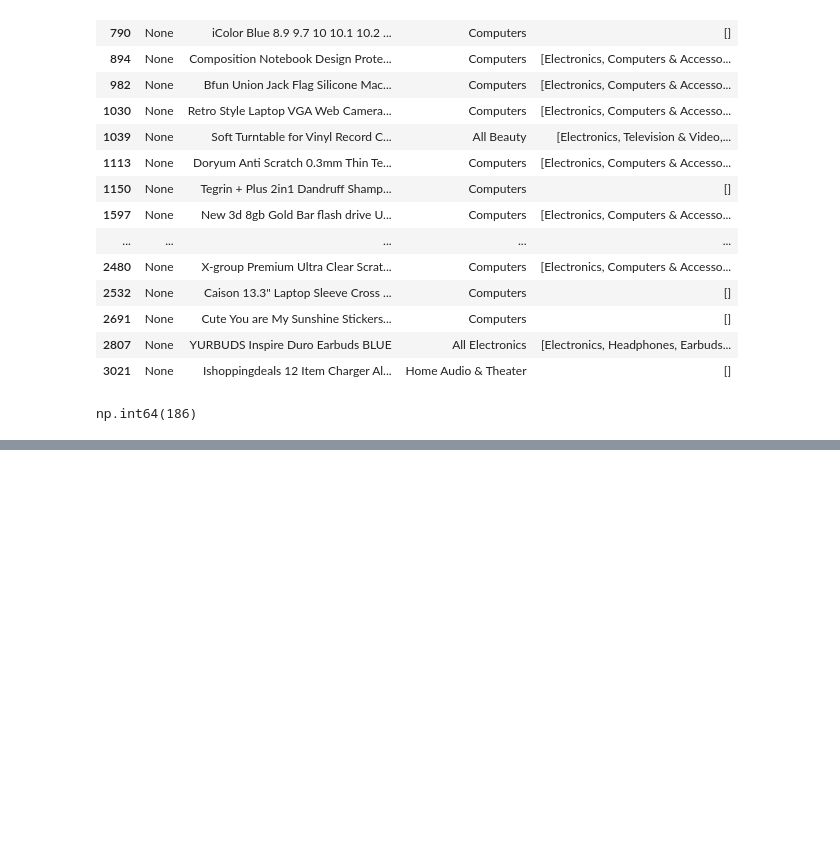
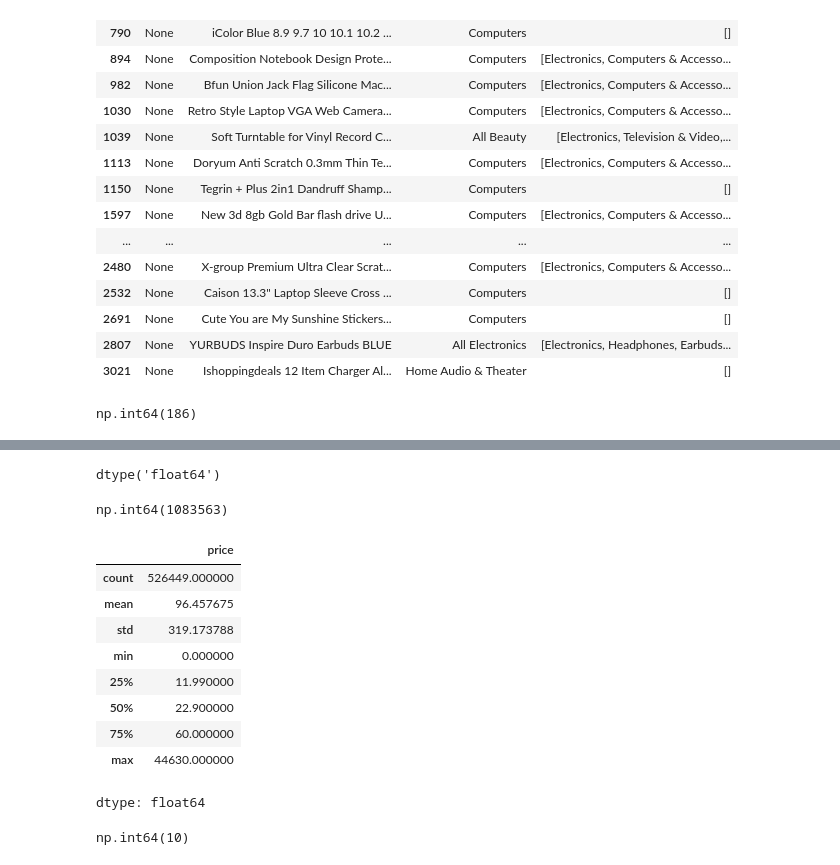
Before and after one commit to satyamkarn100-ctrl/Neural-Recommendation-Personalization-Engine, a Jupyter notebook: 02_preprocessing.ipynb, the cells around one changed output, grey strips where cells are left out. Saved outputs shown, nothing was run; the diff lists cells and outputs as text; code cells hidden in the pictures; blank space fills up the shorter version.

```diff
--- a/02_preprocessing.ipynb
+++ b/02_preprocessing.ipynb
@@ -206,0 +232,25 @@ meta.drop(
+# %%
+meta['price'].dtype
+# %% [output]
+dtype('float64')
+# %%
+meta['price'].isna().sum()
+# %% [output]
+np.int64(1083563)
+# %%
+meta['price'].describe()
+# %% [output]
+|  | price |
+| count | 526449.000000 |
+| mean | 96.457675 |
+| std | 319.173788 |
+| min | 0.000000 |
+| 25% | 11.990000 |
+| 50% | 22.900000 |
+| 75% | 60.000000 |
+| max | 44630.000000 |
+dtype: float64
+# %%
+(meta['price']==0).sum()
+# %% [output]
+np.int64(10)
```
Also changed, not shown: parts of 14 cells of this notebook.
